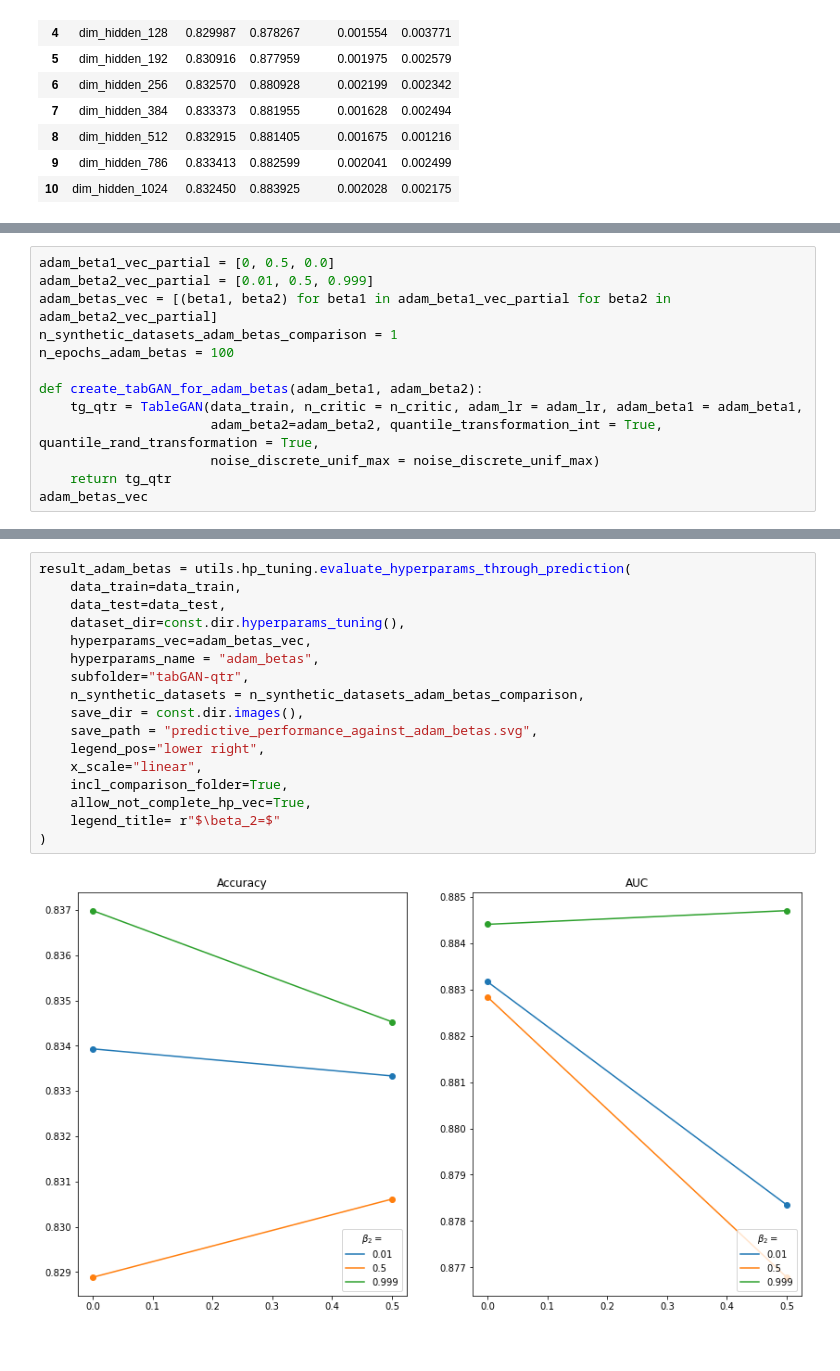
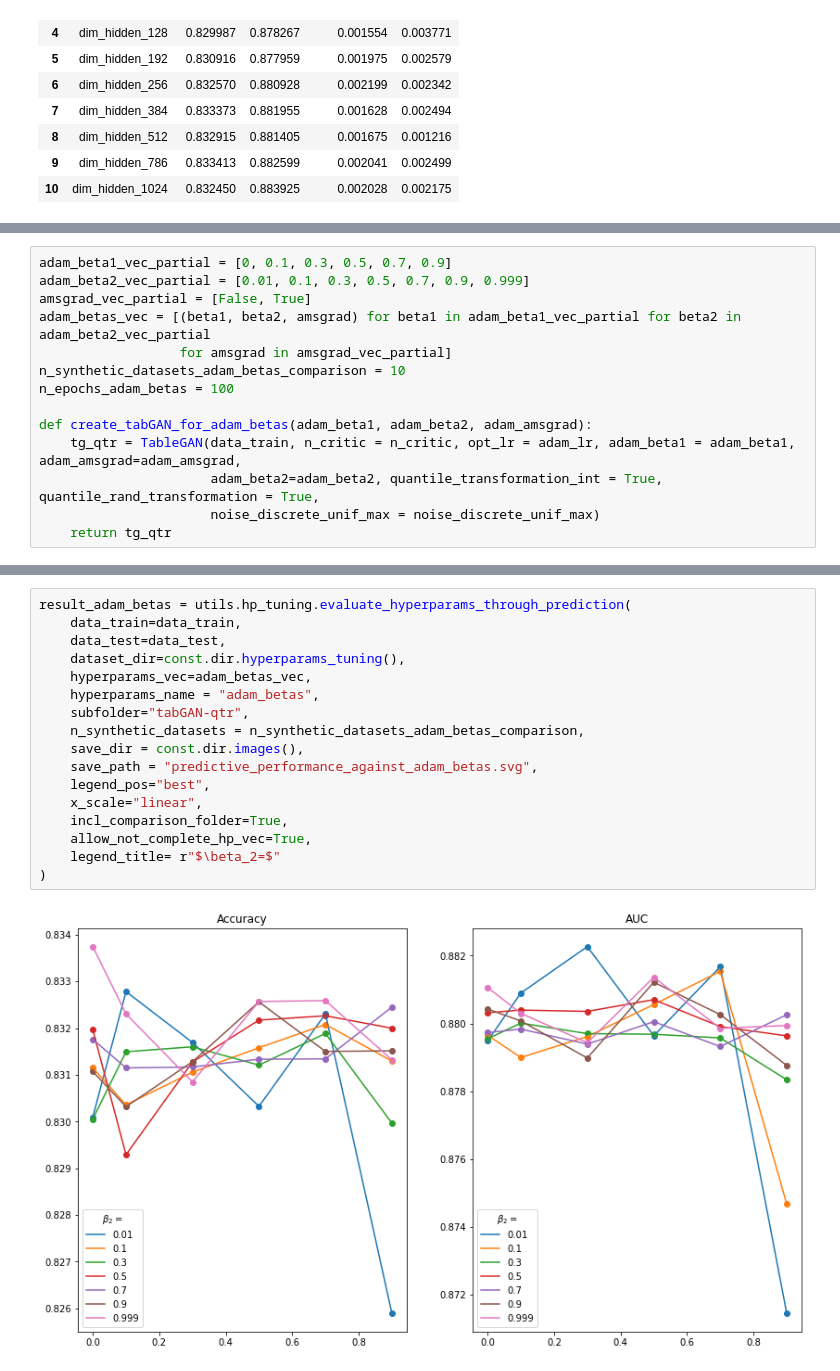
Before and after one commit to ArneRustad/Master-thesis-cf, a Jupyter notebook: scripts/tabGAN_hyperparam_tuning.ipynb, the cells around one changed output, grey strips where cells are left out. Saved outputs shown, nothing was run; the diff lists cells and outputs as text.

```diff
--- a/scripts/tabGAN_hyperparam_tuning.ipynb
+++ b/scripts/tabGAN_hyperparam_tuning.ipynb
@@ -531,13 +685,14 @@ result_dim_hidden
 # %%
-adam_beta1_vec_partial = [0, 0.5, 0.0]
-adam_beta2_vec_partial = [0.01, 0.5, 0.999]
-adam_betas_vec = [(beta1, beta2) for beta1 in adam_beta1_vec_partial for beta2 in adam_beta2_vec_partial]
-n_synthetic_datasets_adam_betas_comparison = 1
+adam_beta1_vec_partial = [0, 0.1, 0.3, 0.5, 0.7, 0.9]
+adam_beta2_vec_partial = [0.01, 0.1, 0.3, 0.5, 0.7, 0.9, 0.999]
+amsgrad_vec_partial = [False, True]
+adam_betas_vec = [(beta1, beta2, amsgrad) for beta1 in adam_beta1_vec_partial for beta2 in adam_beta2_vec_partial
+                  for amsgrad in amsgrad_vec_partial]
+n_synthetic_datasets_adam_betas_comparison = 10
 n_epochs_adam_betas = 100
 
-def create_tabGAN_for_adam_betas(adam_beta1, adam_beta2):
-    tg_qtr = TableGAN(data_train, n_critic = n_critic, adam_lr = adam_lr, adam_beta1 = adam_beta1,
+def create_tabGAN_for_adam_betas(adam_beta1, adam_beta2, adam_amsgrad):
+    tg_qtr = TableGAN(data_train, n_critic = n_critic, opt_lr = adam_lr, adam_beta1 = adam_beta1, adam_amsgrad=adam_amsgrad,
                       adam_beta2=adam_beta2, quantile_transformation_int = True, quantile_rand_transformation = True,
                       noise_discrete_unif_max = noise_discrete_unif_max)
     return tg_qtr
-adam_betas_vec
@@ -571,21 +717,21 @@ utils.hp_tuning.generate_multiple_datasets_for_multiple_hyperparameters(
 # %%
 result_adam_betas = utils.hp_tuning.evaluate_hyperparams_through_prediction(
     data_train=data_train,
     data_test=data_test,
     dataset_dir=const.dir.hyperparams_tuning(),
     hyperparams_vec=adam_betas_vec,
     hyperparams_name = "adam_betas",
     subfolder="tabGAN-qtr",
     n_synthetic_datasets = n_synthetic_datasets_adam_betas_comparison,
     save_dir = const.dir.images(),
     save_path = "predictive_performance_against_adam_betas.svg",
-    legend_pos="lower right",
+    legend_pos="best",
     x_scale="linear",
     incl_comparison_folder=True,
     allow_not_complete_hp_vec=True,
     legend_title= r"$\beta_2=$"
 )
 # %% [output]
-[figure, old version]
+[figure, new version]
 # %%
 result_adam_betas
```
Also changed, not shown: parts of 35 cells of this notebook, 46 other files.
